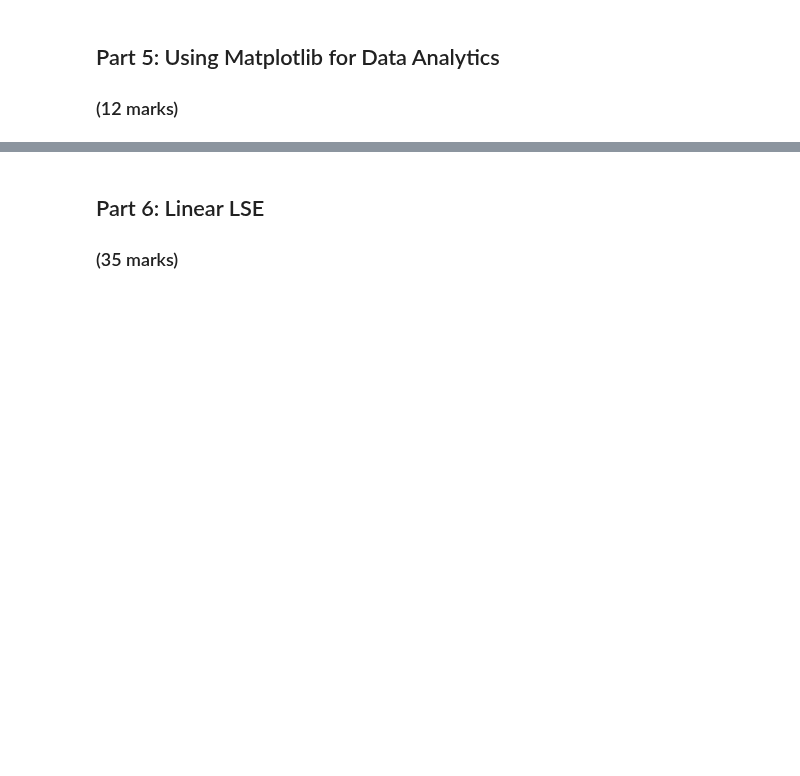
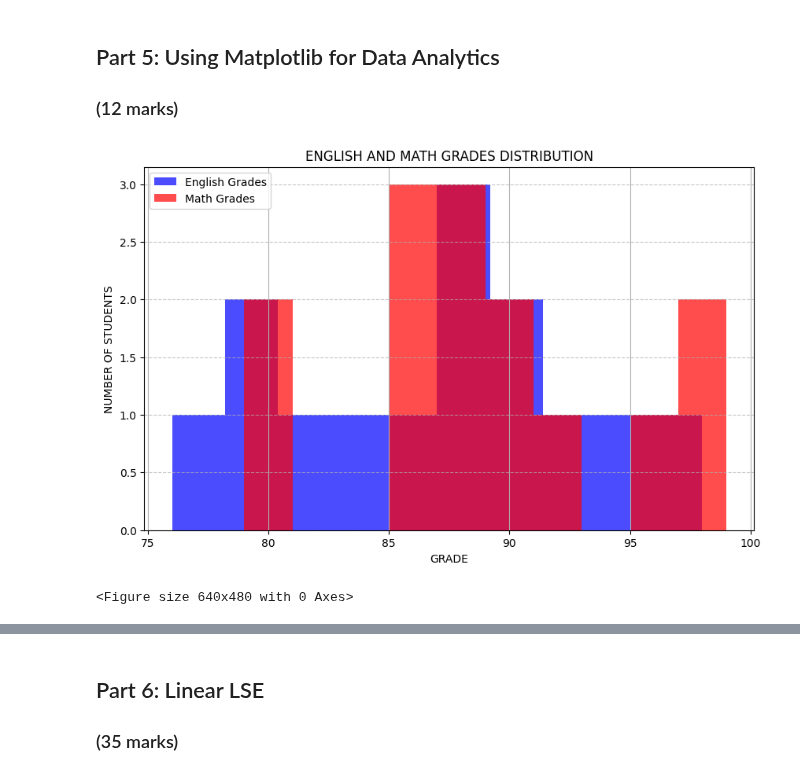
Before and after one commit to hudsonirivbogbe/ENGG680_2025_Fall, a Jupyter notebook: Lab_Assignment1/StudentGradeManagementSystem.ipynb, the cells around one changed output, grey strips where cells are left out. Saved outputs shown, nothing was run; the diff lists cells and outputs as text; code cells hidden in the pictures; blank space fills up the shorter version.

```diff
--- a/Lab_Assignment1/StudentGradeManagementSystem.ipynb
+++ b/Lab_Assignment1/StudentGradeManagementSystem.ipynb
@@ -651,27 +651,40 @@ print(students_with_highest_GPA_per_room)
 # %%
 # Let's use matplotlib to display a histogram of the grades distribution
 # Histograms are useful for seeing the distribution of the students grades
 
 plt.figure(figsize=(10, 6))
 plt.hist(df_studentGrades['englishGrade'], bins=10, alpha=0.7, label='English Grades', color='blue')
 
 # Step 1: Use the line above as reference to create a histogram for the math grades
 # (1 mark)
-#
+
+plt.hist(df_studentGrades['mathGrade'], bins=10, alpha=0.7, label='Math Grades', color='red')
 
 # Step 2: Ensure that your plot is descriptive, so use labels (x and y axis), a title, and a legend.
 # Hint: Use the matplotlib .legend(loc='<location>') to add and place the legend.
 # You can use 'upper left', 'upper right', 'lower left', and 'lower right' to specify the location.
 # (3 marks)
-#
+
+plt.xlabel('GRADE')
+plt.ylabel('NUMBER OF STUDENTS')
+plt.title('ENGLISH AND MATH GRADES DISTRIBUTION')
+plt.legend(loc='upper left')
+
+plt.grid(visible=True, axis='y', linestyle='--', alpha=0.7)
+
 plt.grid(True)
+
+plt.show()
 
 # Step 3: Use the .savefig('<image_title>'.png) to output an image file of the histogram.
 # Please be sure to use a descriptive title!
 # (1 mark)
-#
+plt.savefig('English_and_Math_Grades_Histogram.png')
 
 plt.show()
+# %% [output]
+[figure, added]
+<Figure size 640x480 with 0 Axes>
 # %%
 # Let's also use matplotlib to display a scatter plot of English vs. Math grades
 # Scatter plots are useful for seeing the relationship between two variables
```
Also changed, not shown: parts of 3 cells of this notebook.
